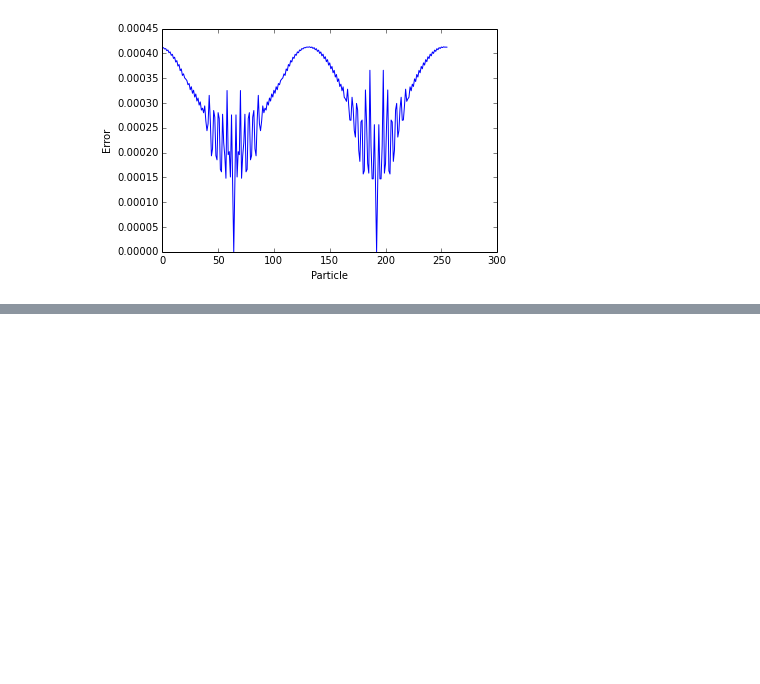
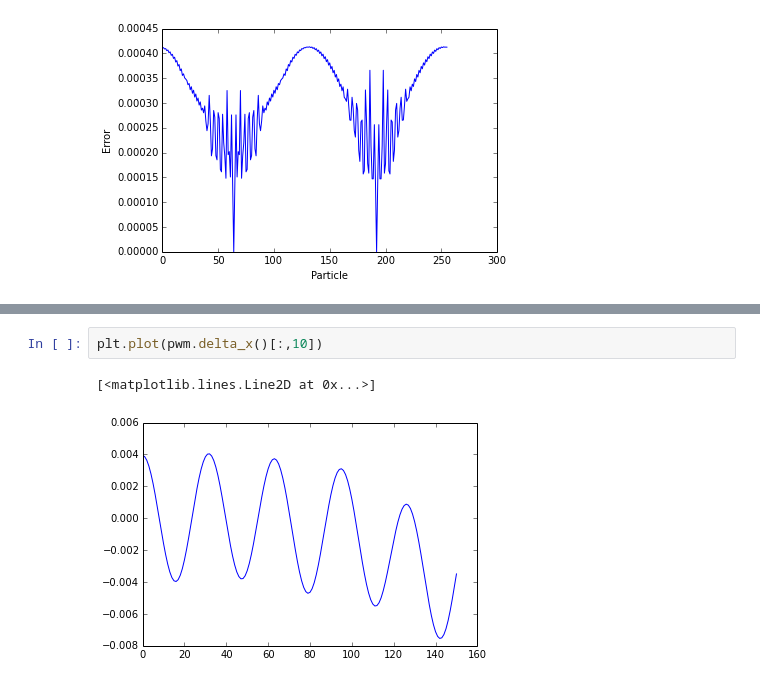
Before and after one commit to shigh/pyes1, a Jupyter notebook: pyes1/1d2v-S.ipynb, the cells around one changed output, grey strips where cells are left out. Cells and saved outputs as stored; diff of their text form; blank space fills up the shorter version.

```diff
--- a/pyes1/1d2v-S.ipynb
+++ b/pyes1/1d2v-S.ipynb
@@ -77,0 +105,5 @@ plt.plot(weight_cic(xp, qv, pwm.nx, pwm.L))
+# %%
+plt.plot(pwm.delta_x()[:,10])
+# %% [output]
+[<matplotlib.lines.Line2D at 0x...>]
+[figure, added]
```
Also changed, not shown: parts of 4 cells of this notebook, 2 other files.
